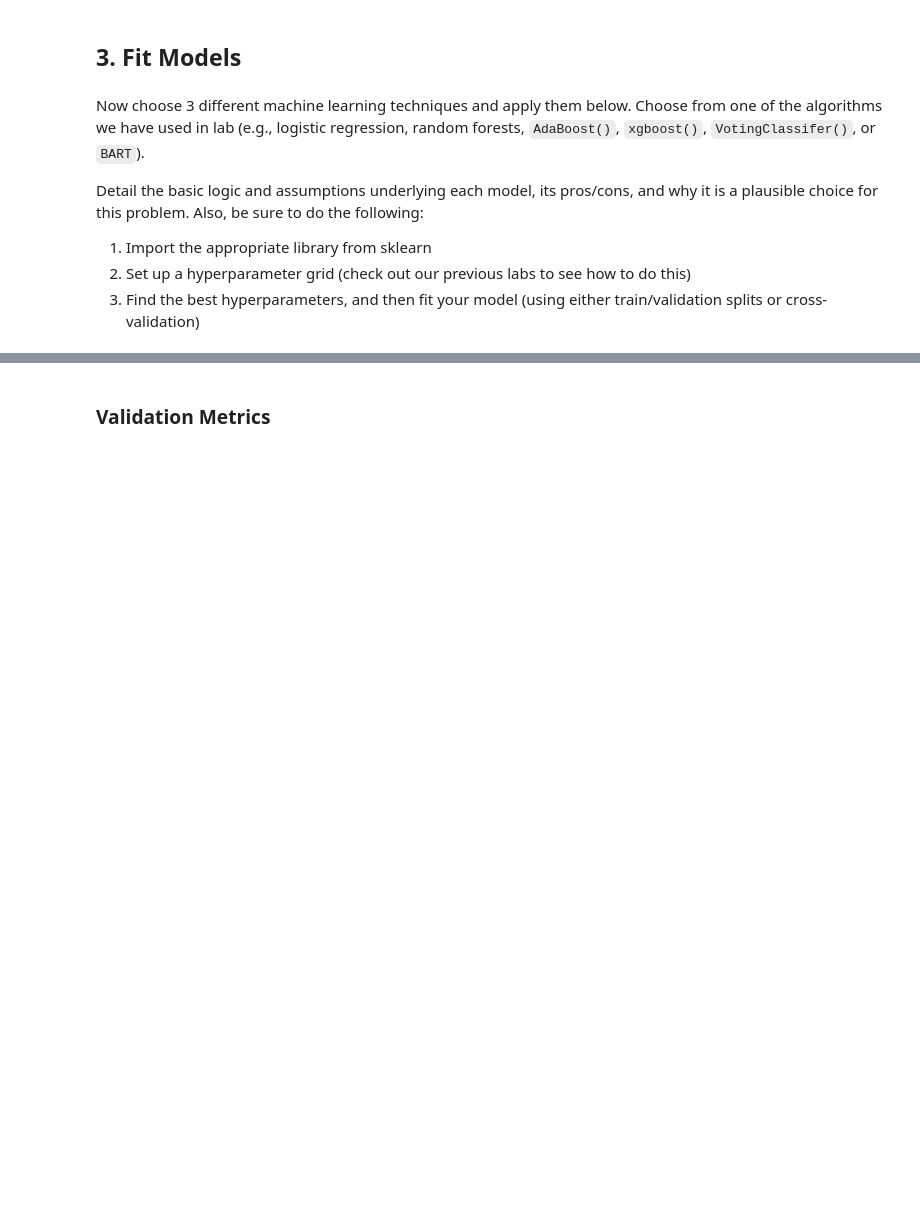
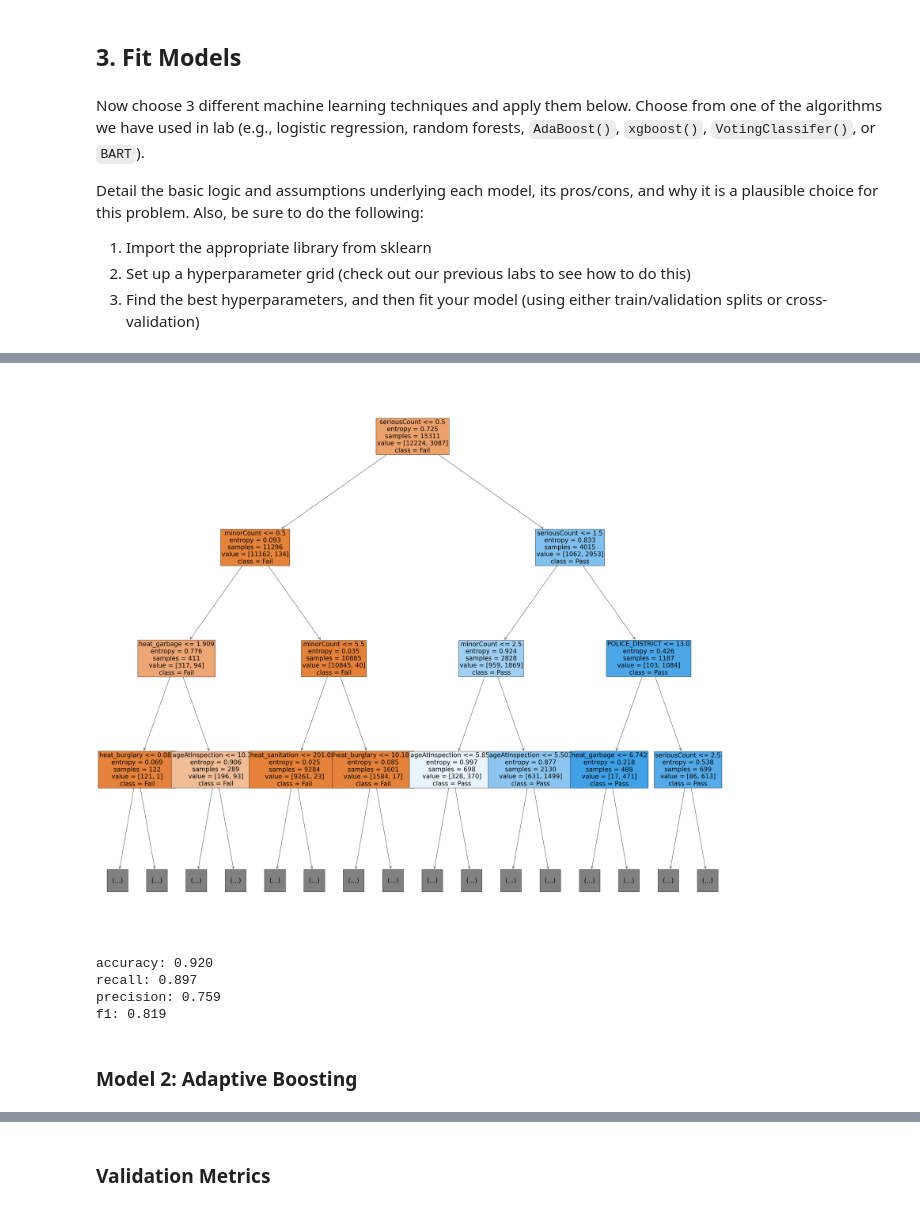
Before and after one commit to ct-brown/Computational-Social-Science-Projects, a Jupyter notebook: Project-3/Project 3 Students.ipynb, the cells around one changed output, grey strips where cells are left out. Cells and saved outputs as stored; diff of their text form; code cells hidden in the pictures; blank space fills up the shorter version.

```diff
--- a/Project-3/Project 3 Students.ipynb
+++ b/Project-3/Project 3 Students.ipynb
@@ -247,0 +337,59 @@ scoring = {
+# %%
+# refit a basic decision tree using reduced number of features
+# ----------
+rf_reduced_classifier = tree.DecisionTreeClassifier(
+                                 # specify parameters
+                                 criterion = 'entropy',
+                                 splitter = 'best',
+                                 max_depth = 4,
+                                 min_samples_split = 2,
+                                 min_samples_leaf = 1,
+                                 min_weight_fraction_leaf = 0.0,
+                                 max_features = None,
+                                 max_leaf_nodes = None,
+                                 min_impurity_decrease = 1e-07,
+                                 random_state = 123)
+
+# pull out the most features
+important_features = feat_importances.nlargest(10, 'Importance')['Feature']
+
+# create new dataset with only most important features
+X_reduced = X[X.columns[X.columns.isin(important_features)]]
+
+# fit the model on the new reduced model
+rf_reduced_classifier.fit(X_reduced,
+                          y)
+
+# set column names as list
+reduced_column_names = X_reduced.columns.tolist()
+
+# plot
+fig = plt.figure(figsize=(45,40))
+_ = tree.plot_tree(decision_tree = rf_reduced_classifier,
+                   feature_names = reduced_column_names,
+                   class_names = ["Fail", "Pass"],
+                   filled = True,
+                   fontsize = 25,
+                   max_depth = 3)
+# %% [output]
+[figure, added]
+# %%
+# calculate accuracy using cross validation
+
+rf_scores = cross_validate(rf_reduced_classifier,
+                           X,
+                           y.ravel(),
+                           cv = 10,
+                           scoring = scoring)
+
+# print the results for accuracy, recall, precision, and F1 score
+for metric in ['test_accuracy', 'test_recall', 'test_precision', 'test_f1']:
+    scores = rf_scores[metric]
+    print(f"{metric[5:]}: {scores.mean():.3f}")
+# %% [output]
+accuracy: 0.920
+recall: 0.897
+precision: 0.759
+f1: 0.819
+# %% [markdown]
+###  Model 2: Adaptive Boosting
```
Also changed, not shown: parts of 63 cells of this notebook.
